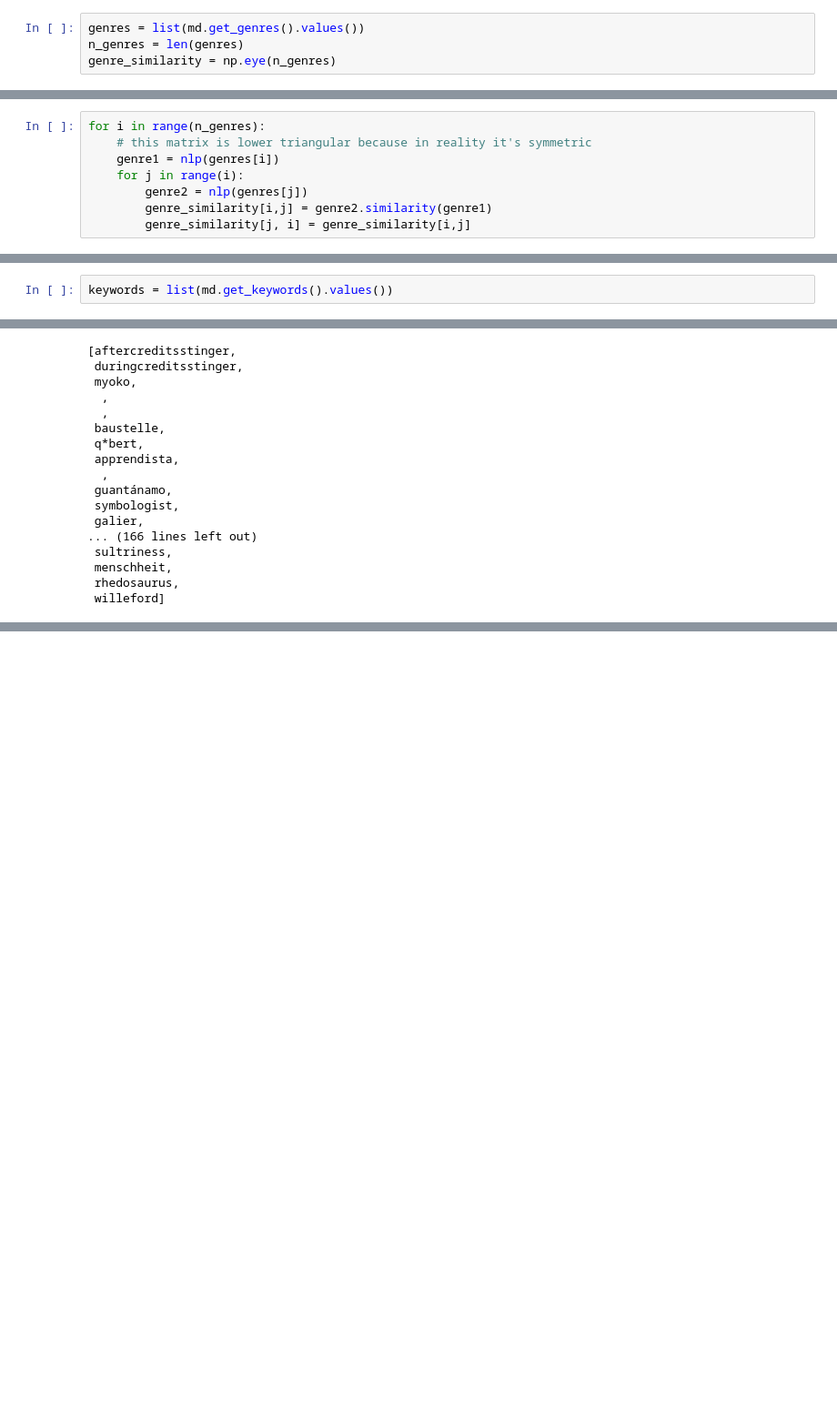
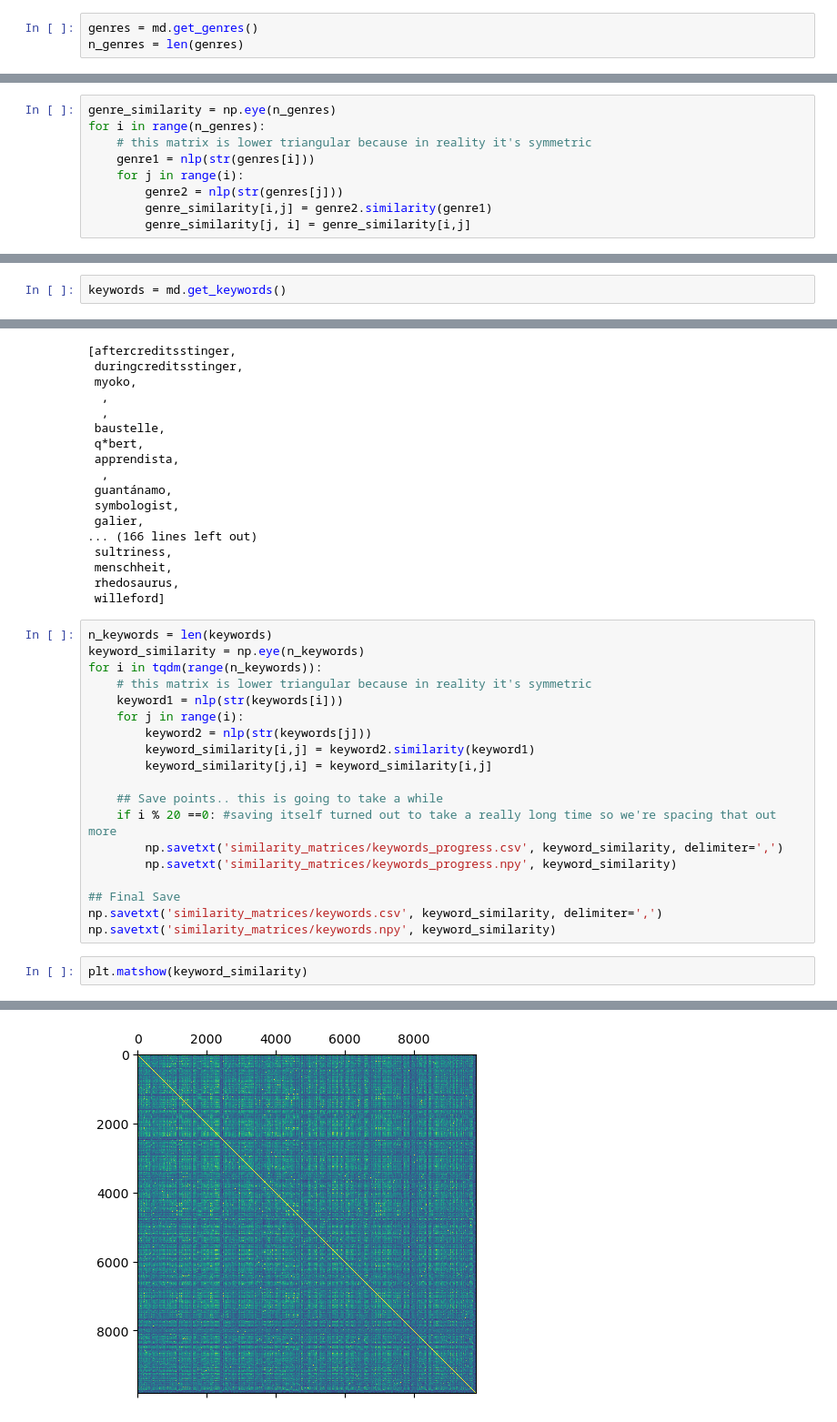
Before and after one commit to MasoMath/movie-recomendation, a Jupyter notebook: ml_dev.ipynb, the cells around one changed output, grey strips where cells are left out. Shown at 91% size. Cells and saved outputs as stored; diff of their text form; blank space fills up the shorter version.

Commit message:
playing with matrix visualization

```diff
--- a/ml_dev.ipynb
+++ b/ml_dev.ipynb
@@ -101,7 +85,6 @@ words = set(nlp.vocab.strings)
 # %%
-genres = list(md.get_genres().values())
+genres = md.get_genres()
 n_genres = len(genres)
-genre_similarity = np.eye(n_genres)
 # %% [markdown]
 I did check that all the genres are words in the medium words model.
 # %%
@@ -113,8 +102,9 @@ for genre in genres:
 # %%
+genre_similarity = np.eye(n_genres)
 for i in range(n_genres):
     # this matrix is lower triangular because in reality it's symmetric
-    genre1 = nlp(genres[i])
+    genre1 = nlp(str(genres[i]))
     for j in range(i):
-        genre2 = nlp(genres[j])
+        genre2 = nlp(str(genres[j]))
         genre_similarity[i,j] = genre2.similarity(genre1)
         genre_similarity[j, i] = genre_similarity[i,j]
@@ -133,7 +126,7 @@ This is going to be one of the sticking points, as just doing a 1-hot style enco
 
 SpaCy (https://spacy.io/) has tools to compare word similarity, and I think I'm going to give this a shot to come up with a global similarity matrix that we can then use to weight keyword similarity. Or something
 # %%
-keywords = list(md.get_keywords().values())
+keywords = md.get_keywords()
 # %%
 oov_words = []
 for keyword in tqdm(keywords):
@@ -170,3 +163,25 @@ oov_words
  menschheit,
  rhedosaurus,
  willeford]
+# %%
+n_keywords = len(keywords)
+keyword_similarity = np.eye(n_keywords)
+for i in tqdm(range(n_keywords)):
+    # this matrix is lower triangular because in reality it's symmetric
+    keyword1 = nlp(str(keywords[i]))
+    for j in range(i):
+        keyword2 = nlp(str(keywords[j]))
+        keyword_similarity[i,j] = keyword2.similarity(keyword1)
+        keyword_similarity[j,i] = keyword_similarity[i,j]
+
+    ## Save points.. this is going to take a while
+    if i % 20 ==0: #saving itself turned out to take a really long time so we're spacing that out more
+        np.savetxt('similarity_matrices/keywords_progress.csv', keyword_similarity, delimiter=',')
+        np.savetxt('similarity_matrices/keywords_progress.npy', keyword_similarity)
+
+## Final Save
+np.savetxt('similarity_matrices/keywords.csv', keyword_similarity, delimiter=',')
+np.savetxt('similarity_matrices/keywords.npy', keyword_similarity)
+# %%
+plt.matshow(keyword_similarity)
+# %% [output]
@@ -172,0 +189 @@ oov_words
+[figure, added]
```
Also changed, not shown: parts of 8 cells of this notebook.
